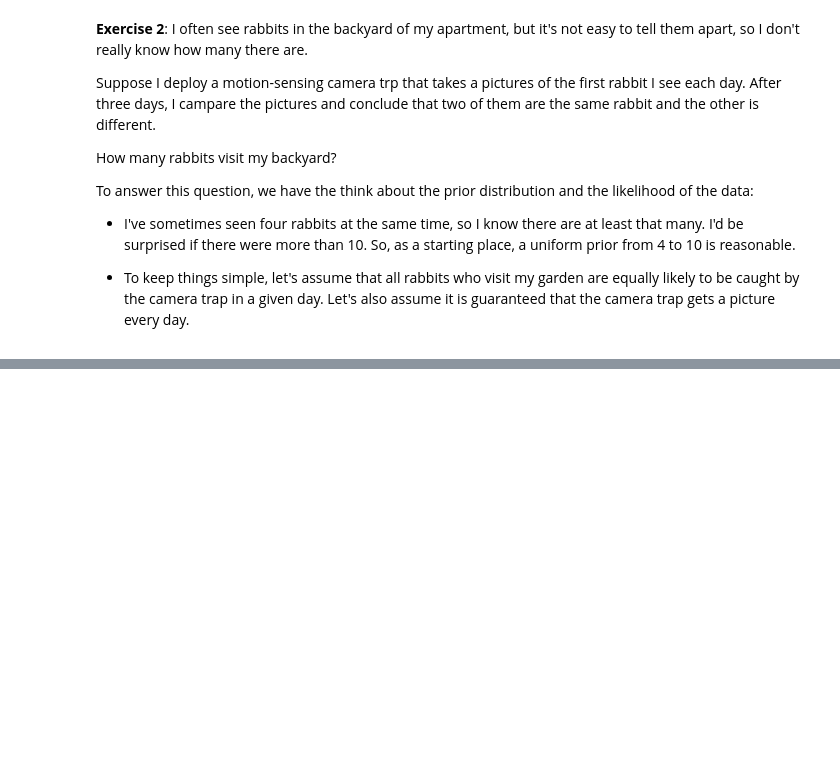
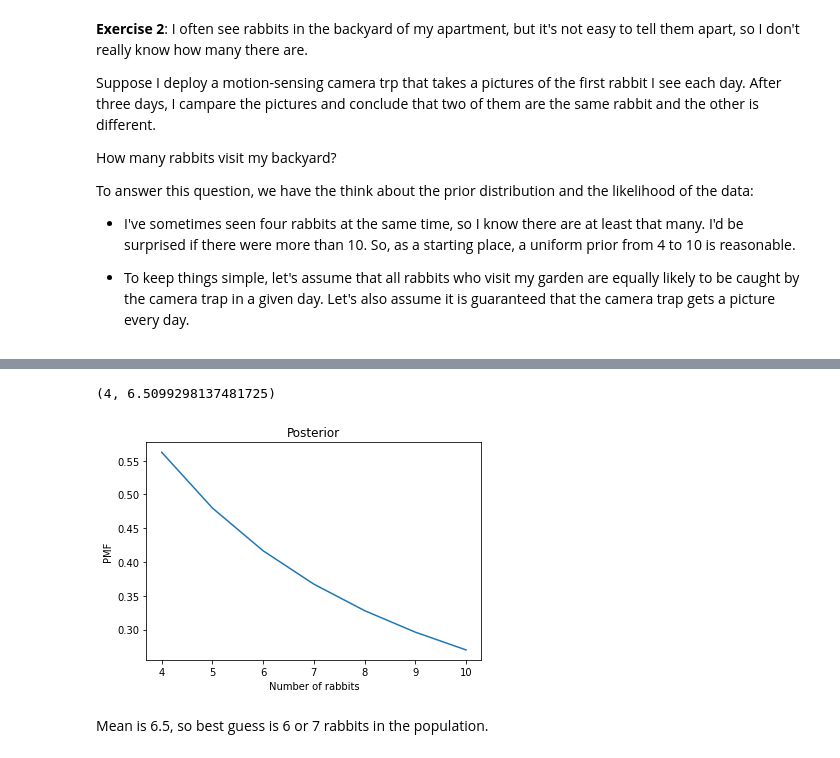
Before and after one commit to neilsmiller/think_bayes, a Jupyter notebook: ch5.ipynb, the cells around one changed output, grey strips where cells are left out. Saved outputs shown, nothing was run; the diff lists cells and outputs as text; code cells hidden in the pictures; blank space fills up the shorter version.

```diff
--- a/ch5.ipynb
+++ b/ch5.ipynb
@@ -71,0 +78,22 @@ To answer this question, we have the think about the prior distribution and the
+# %%
+import numpy as np
+from empiricaldist import Pmf
+
+hypos = np.arange(4, 11)
+prior = Pmf(1, hypos)
+
+likelihood = 3 * (hypos - 1) / (hypos ** 2)
+
+posterior = prior.copy()
+
+posterior *= likelihood
+
+posterior.plot(xlabel = 'Number of rabbits', ylabel = 'PMF', title = 'Posterior');
+
+posterior.normalize()
+posterior.max_prob(), posterior.mean()
+# %% [output]
+(4, 6.5099298137481725)
+[figure, added]
+# %% [markdown]
+Mean is 6.5, so best guess is 6 or 7 rabbits in the population.
```
Also changed, not shown: parts of 1 cell of this notebook.
